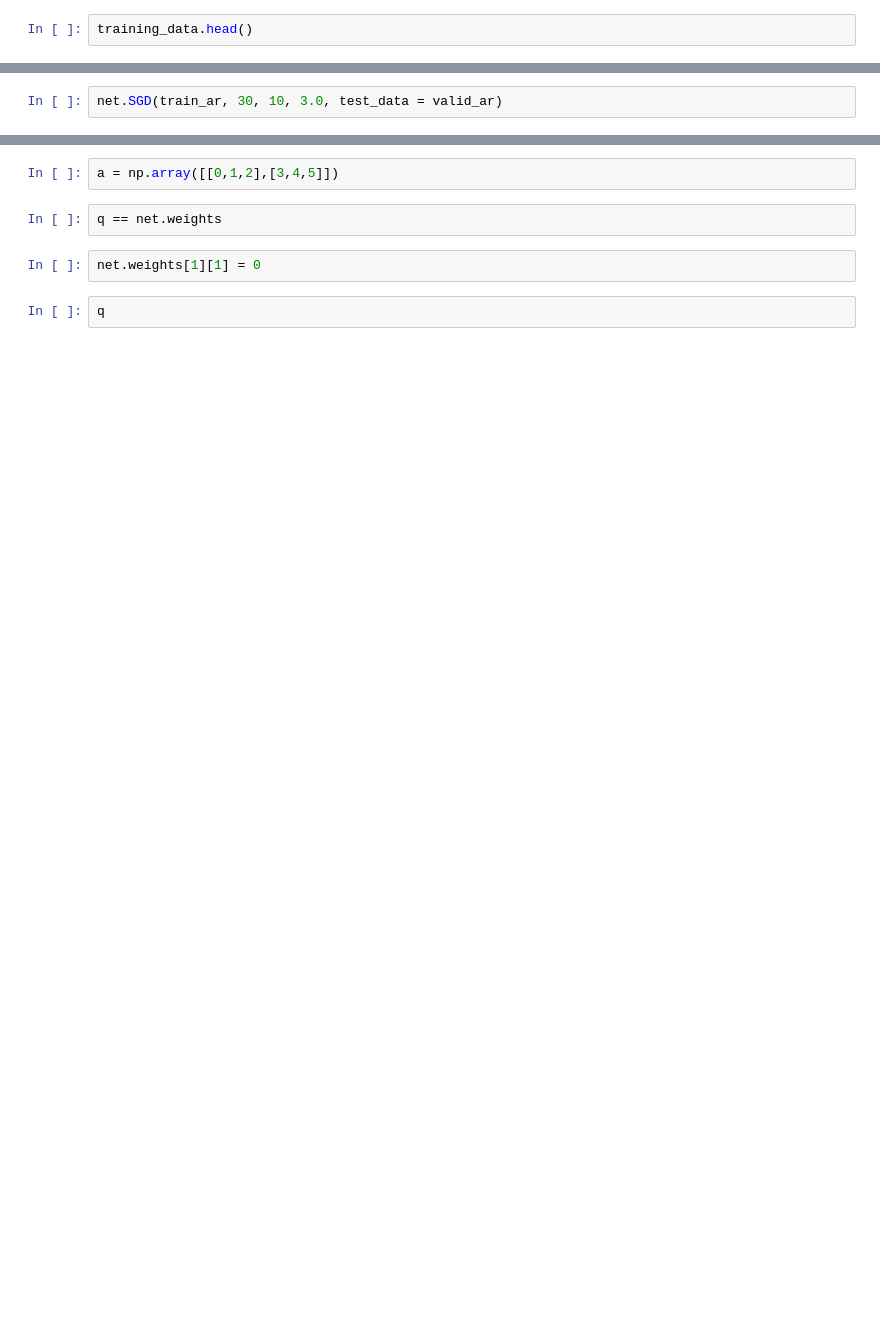
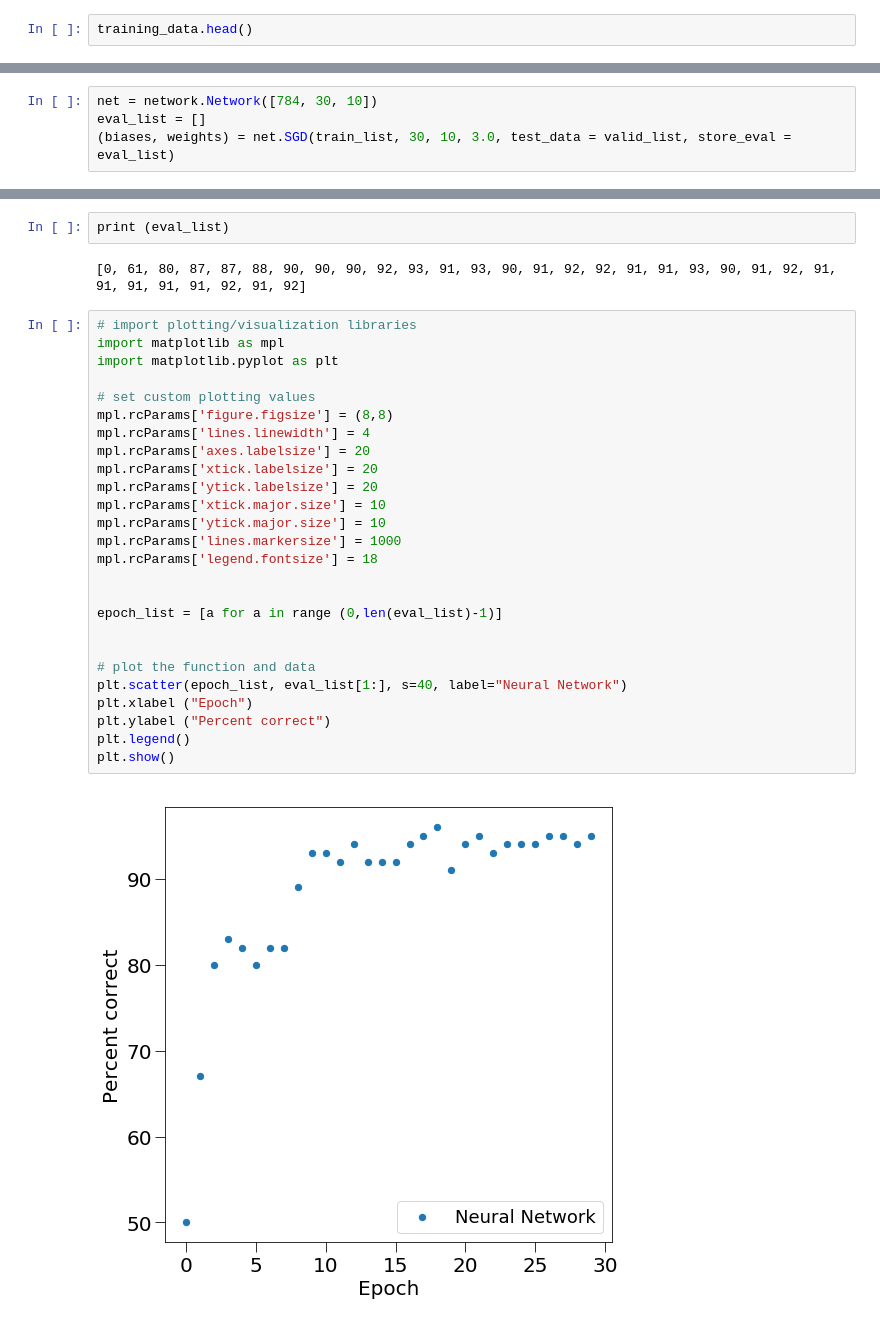
Before and after one commit to nuclth/Kaggle_Digit_Recognizer, a Jupyter notebook: Digits.ipynb, the cells around one changed output, grey strips where cells are left out. Saved outputs shown, nothing was run; the diff lists cells and outputs as text; blank space fills up the shorter version.

```diff
--- a/Digits.ipynb
+++ b/Digits.ipynb
@@ -181,2 +90,4 @@ net= Network([784, 100, 10])
 # %%
-net.SGD(train_ar, 30, 10, 3.0, test_data = valid_ar)
+net = network.Network([784, 30, 10])
+eval_list = []
+(biases, weights) = net.SGD(train_list, 30, 10, 3.0, test_data = valid_list, store_eval = eval_list)
@@ -197,8 +112,32 @@ q
-# %%
-a = np.array([[0,1,2],[3,4,5]])
-# %%
-q == net.weights
-# %%
-net.weights[1][1] = 0
-# %%
-q
+# %%
+print (eval_list)
+# %% [output]
+[0, 61, 80, 87, 87, 88, 90, 90, 90, 92, 93, 91, 93, 90, 91, 92, 92, 91, 91, 93, 90, 91, 92, 91, 91, 91, 91, 91, 92, 91, 92]
+# %%
+# import plotting/visualization libraries
+import matplotlib as mpl
+import matplotlib.pyplot as plt
+
+# set custom plotting values
+mpl.rcParams['figure.figsize'] = (8,8)
+mpl.rcParams['lines.linewidth'] = 4
+mpl.rcParams['axes.labelsize'] = 20
+mpl.rcParams['xtick.labelsize'] = 20
+mpl.rcParams['ytick.labelsize'] = 20
+mpl.rcParams['xtick.major.size'] = 10
+mpl.rcParams['ytick.major.size'] = 10
+mpl.rcParams['lines.markersize'] = 1000
+mpl.rcParams['legend.fontsize'] = 18
+
+
+epoch_list = [a for a in range (0,len(eval_list)-1)]
+
+
+# plot the function and data
+plt.scatter(epoch_list, eval_list[1:], s=40, label="Neural Network")
+plt.xlabel ("Epoch")
+plt.ylabel ("Percent correct")
+plt.legend()
+plt.show()
+# %% [output]
+[figure, added]
```
Also changed, not shown: parts of 32 cells of this notebook, 2 other files.
